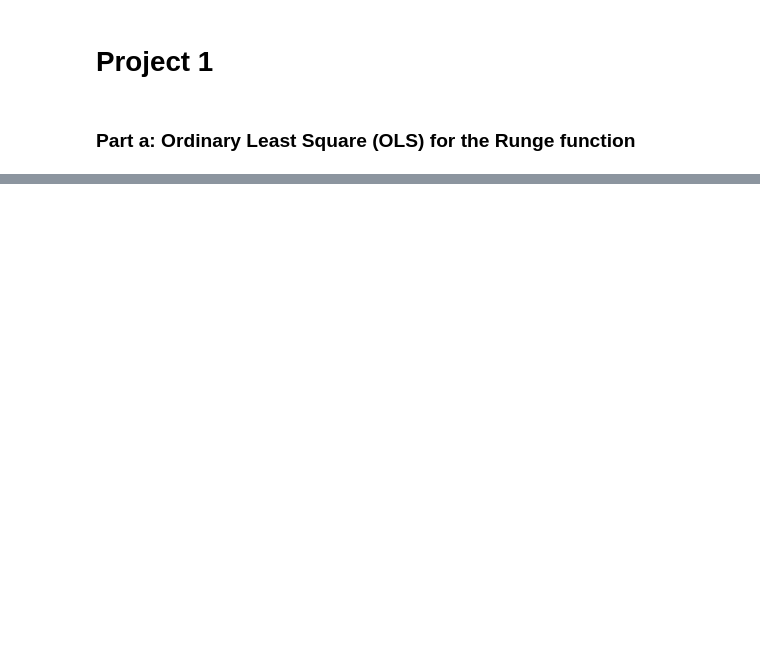
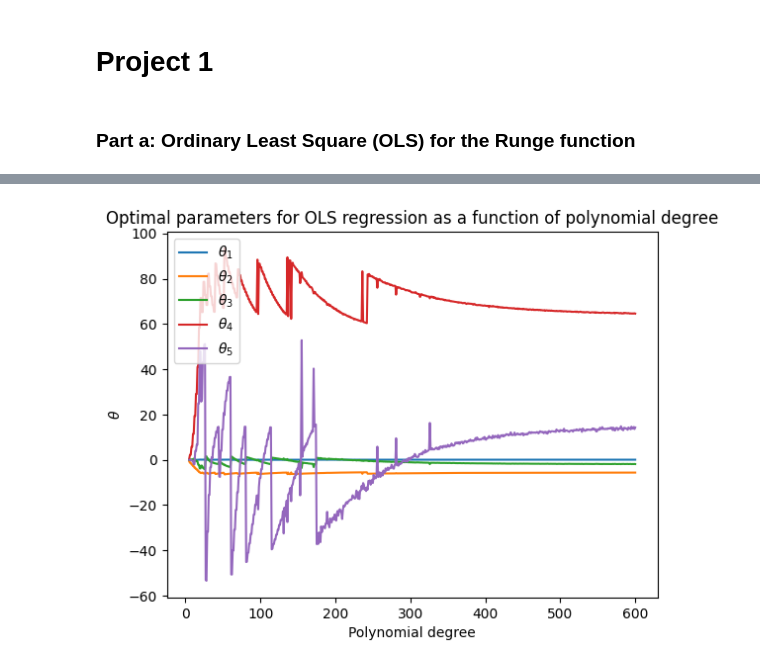
Before and after one commit to HeineEH/FYS-STK3155-4155_Project1, a Jupyter notebook: code/project_1.ipynb, the cells around one changed output, grey strips where cells are left out. Drawn from its saved outputs; the diff is of its cells as text; code cells hidden in the pictures; blank space fills up the shorter version.

```diff
--- a/code/project_1.ipynb
+++ b/code/project_1.ipynb
@@ -109,0 +124,33 @@ plt.show()
+# %%
+# Calculating and plotting optimal parameters.
+
+polynomial_degrees = polynomial_deg(5,600)
+
+theta = np.zeros((len(polynomial_degrees),polynomial_degrees[0]))
+
+def theta_val(theta,polynomial_degrees,regression_type = "OLS",lamb = 0.0):
+    for i in range(len(polynomial_degrees)):
+        X = polynomial_features(x, polynomial_degrees[i])
+        scaler = StandardScaler()
+        scaler.fit(X)
+        X_s = scaler.transform(X)
+        y_offset = np.mean(y)
+        if regression_type == "OLS":
+            opt_theta = OLS_parameters(X_s, y - y_offset)
+        else:
+            opt_theta = Ridge_parameters(X_s, y - y_offset,lambda_reg = lamb)
+        theta[i,:] = opt_theta[:theta.shape[1]]
+    return theta
+
+theta = theta_val(theta,polynomial_degrees)
+
+for i in range(theta.shape[1]):
+    plt.plot(polynomial_degrees,theta[:,i],label=fr"$\theta_{i+1}$")
+
+plt.xlabel("Polynomial degree")
+plt.ylabel(r"$\theta$")
+plt.legend()
+plt.title("Optimal parameters for OLS regression as a function of polynomial degree")
+plt.show()
+# %% [output]
+[figure, added]
```
Also changed, not shown: parts of 19 cells of this notebook, 4 other files.
